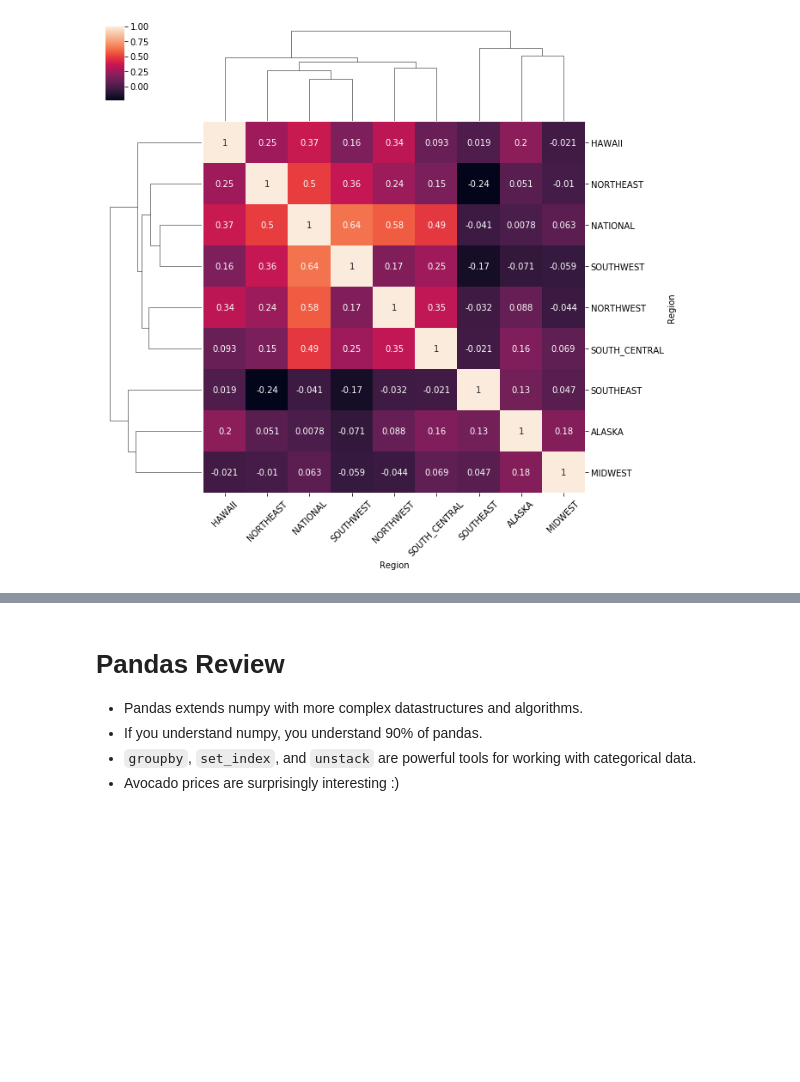
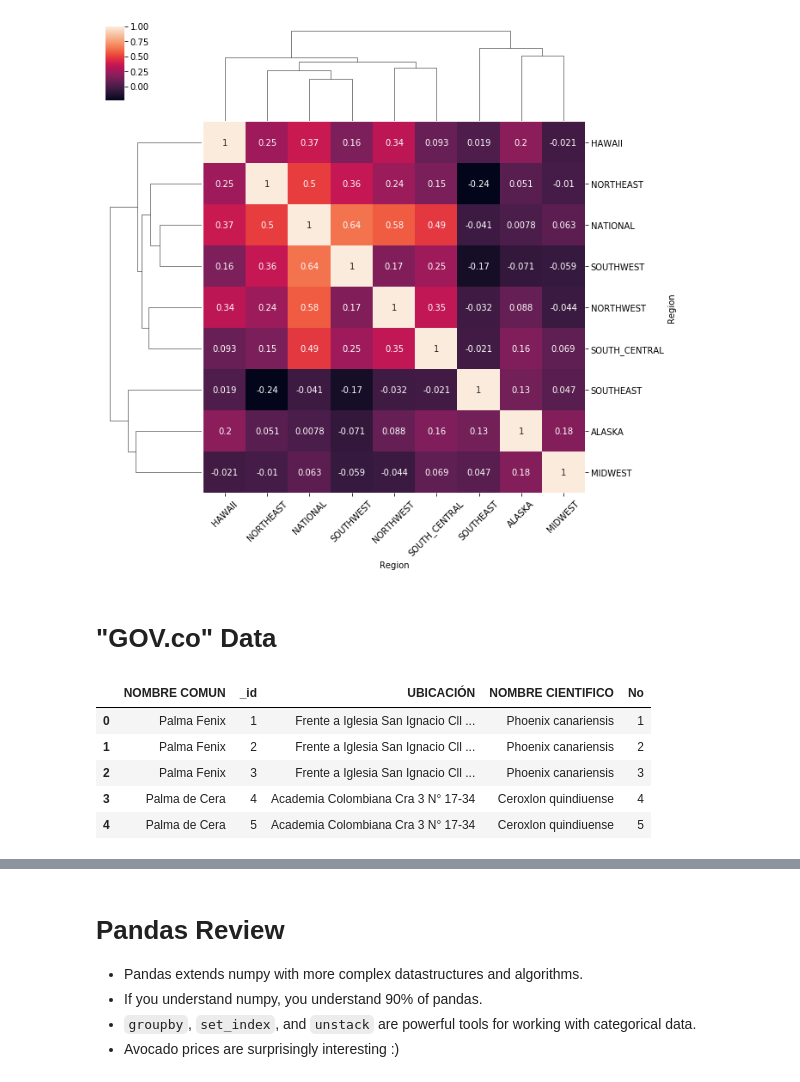
Before and after one commit to kaamayao/AlgorithmsUN2021I, a Jupyter notebook: Lab2/kaamayaoscottsanderson.ipynb, the cells around one changed output, grey strips where cells are left out. Cells and saved outputs as stored; diff of their text form; code cells hidden in the pictures; blank space fills up the shorter version.

```diff
--- a/Lab2/kaamayaoscottsanderson.ipynb
+++ b/Lab2/kaamayaoscottsanderson.ipynb
@@ -1681,3 +1722,17 @@ ax = axes[2]
 ax.set_xticklabels(ax.get_xticklabels(), rotation=45);
 # %% [output]
 [figure]
+# %% [markdown]
+# "GOV.co" Data
+# %%
+from demos.arboles import read_trees
+
+trees = read_trees()
+trees.head()
+# %% [output]
+|  | NOMBRE COMUN | _id | UBICACIÓN | NOMBRE CIENTIFICO | No |
+| 0 | Palma Fenix | 1 | Frente a Iglesia San Ignacio Cll ... | Phoenix canariensis | 1 |
+| 1 | Palma Fenix | 2 | Frente a Iglesia San Ignacio Cll ... | Phoenix canariensis | 2 |
+| 2 | Palma Fenix | 3 | Frente a Iglesia San Ignacio Cll ... | Phoenix canariensis | 3 |
+| 3 | Palma de Cera | 4 | Academia Colombiana Cra 3 N° 17-34 | Ceroxlon quindiuense | 4 |
+| 4 | Palma de Cera | 5 | Academia Colombiana Cra 3 N° 17-34 | Ceroxlon quindiuense | 5 |
```
Also changed, not shown: parts of 7 cells of this notebook, 4 other files.
